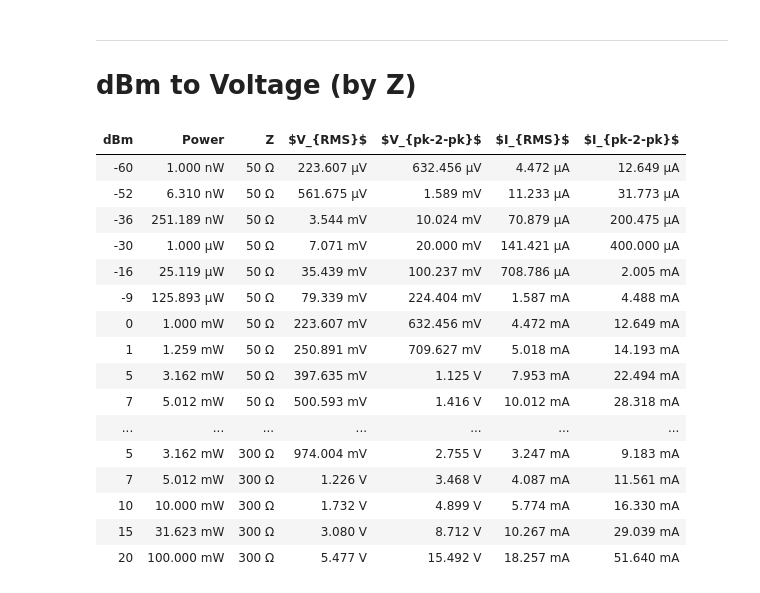
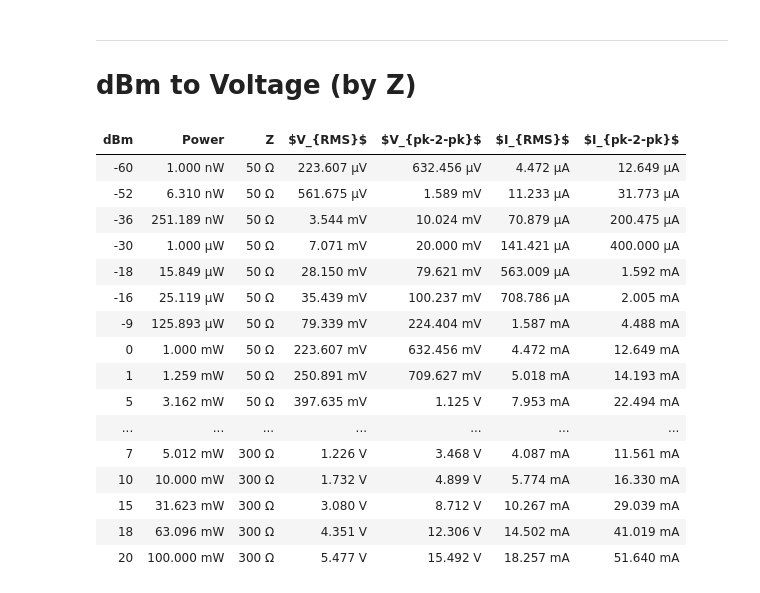
Before and after one commit to M0YCX/ycx_rf_notebooks, a Jupyter notebook: Math/Decibels.ipynb, the cells around one changed output. Saved outputs shown, nothing was run; the diff lists cells and outputs as text; code cells hidden in the pictures.

```diff
--- a/Math/Decibels.ipynb
+++ b/Math/Decibels.ipynb
@@ -15,6 +15,9 @@ from decimal import Decimal
 import pandas as pd
 
 ratios = [
+    10**-9,
+    10**-8,
+    1 / 10000000,
     1 / 1000000,
     1 / 100000,
     1 / 10000,
@@ -64,14 +67,18 @@ ratios = [
     100000,
     1000000,
 ]
+idx = []
+idx_sci = []
 dbs = []
 rounded = []
 for r in ratios:
+    idx.append(f"{r:0.9f}")
+    idx_sci.append(f"{r:0.3e}")
     db = 10 * math.log10(r)
     dbs.append(db)
     rounded.append(Decimal(db).quantize(Decimal("0.1")))
 
-pd.set_option("display.precision", 3)
-df = pd.DataFrame({"ratio": ratios, "dB": dbs, "rounded": rounded})
+pd.set_option("display.precision", 8)
+df = pd.DataFrame({"ratio": idx, "sci": idx_sci, "dB": dbs, "rounded": rounded})
 df.style.hide()
 # %% [output]
@@ -126,42 +133,44 @@ def dBm2V(dBm, Z=50):
     data["$V_{RMS}$"].append(f"{(rms*ureg.volts):.3f~#P}")
     data["$V_{pk-2-pk}$"].append(f"{((rms * 2 * math.sqrt(2)) * ureg.volts):.3f~#P}")
 
     data["$I_{RMS}$"].append(f"{(i_rms*ureg.ampere):.3f~#P}")
     data["$I_{pk-2-pk}$"].append(f"{((i_rms * 2 * math.sqrt(2)) * ureg.ampere):.3f~#P}")
 
 
 for Z in (50, 100, 300):
     dBm2V(-60, Z=Z)
     dBm2V(-52, Z=Z)
     dBm2V(-36, Z=Z)
     dBm2V(-30, Z=Z)
+    dBm2V(-18, Z=Z)
     dBm2V(-16, Z=Z)
     dBm2V(-9, Z=Z)
     dBm2V(0, Z=Z)
     dBm2V(1, Z=Z)
     dBm2V(5, Z=Z)
     dBm2V(7, Z=Z)
     dBm2V(10, Z=Z)
     dBm2V(15, Z=Z)
+    dBm2V(18, Z=Z)
     dBm2V(20, Z=Z)
 
 df = pd.DataFrame(data)
 df.style.hide()
 # %% [output]
 | dBm | Power | Z | $V_{RMS}$ | $V_{pk-2-pk}$ | $I_{RMS}$ | $I_{pk-2-pk}$ |
 | -60 | 1.000 nW | 50 Ω | 223.607 µV | 632.456 µV | 4.472 µA | 12.649 µA |
 | -52 | 6.310 nW | 50 Ω | 561.675 µV | 1.589 mV | 11.233 µA | 31.773 µA |
 | -36 | 251.189 nW | 50 Ω | 3.544 mV | 10.024 mV | 70.879 µA | 200.475 µA |
 | -30 | 1.000 µW | 50 Ω | 7.071 mV | 20.000 mV | 141.421 µA | 400.000 µA |
+| -18 | 15.849 µW | 50 Ω | 28.150 mV | 79.621 mV | 563.009 µA | 1.592 mA |
 | -16 | 25.119 µW | 50 Ω | 35.439 mV | 100.237 mV | 708.786 µA | 2.005 mA |
 | -9 | 125.893 µW | 50 Ω | 79.339 mV | 224.404 mV | 1.587 mA | 4.488 mA |
 | 0 | 1.000 mW | 50 Ω | 223.607 mV | 632.456 mV | 4.472 mA | 12.649 mA |
 | 1 | 1.259 mW | 50 Ω | 250.891 mV | 709.627 mV | 5.018 mA | 14.193 mA |
 | 5 | 3.162 mW | 50 Ω | 397.635 mV | 1.125 V | 7.953 mA | 22.494 mA |
-| 7 | 5.012 mW | 50 Ω | 500.593 mV | 1.416 V | 10.012 mA | 28.318 mA |
 | ... | ... | ... | ... | ... | ... | ... |
-| 5 | 3.162 mW | 300 Ω | 974.004 mV | 2.755 V | 3.247 mA | 9.183 mA |
 | 7 | 5.012 mW | 300 Ω | 1.226 V | 3.468 V | 4.087 mA | 11.561 mA |
 | 10 | 10.000 mW | 300 Ω | 1.732 V | 4.899 V | 5.774 mA | 16.330 mA |
 | 15 | 31.623 mW | 300 Ω | 3.080 V | 8.712 V | 10.267 mA | 29.039 mA |
+| 18 | 63.096 mW | 300 Ω | 4.351 V | 12.306 V | 14.502 mA | 41.019 mA |
 | 20 | 100.000 mW | 300 Ω | 5.477 V | 15.492 V | 18.257 mA | 51.640 mA |
```
Also changed, not shown: parts of 1 cell of this notebook, 3 other files.
